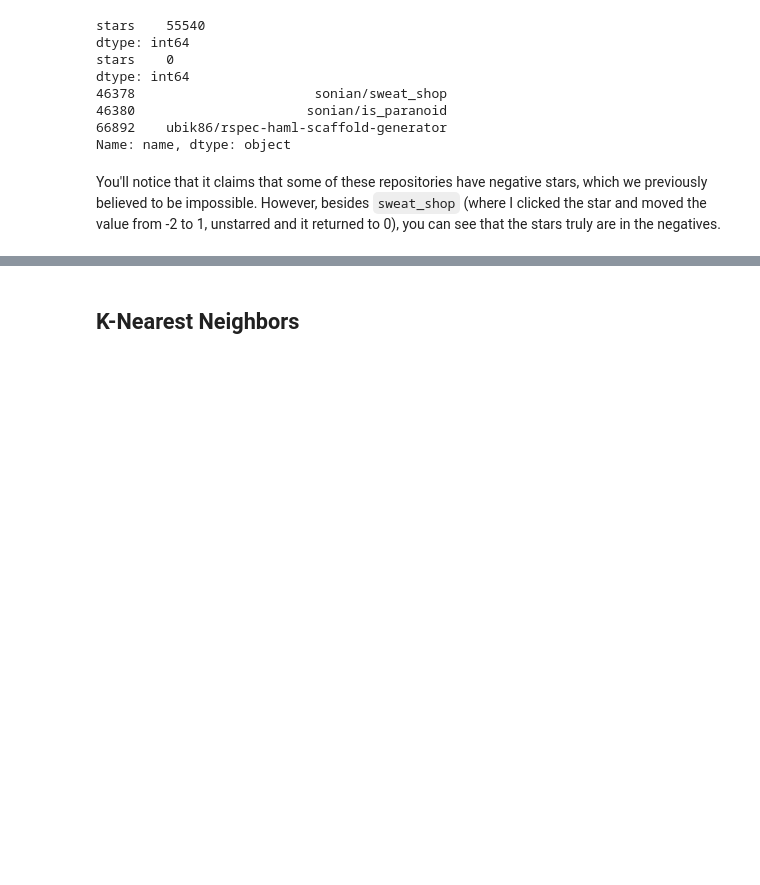
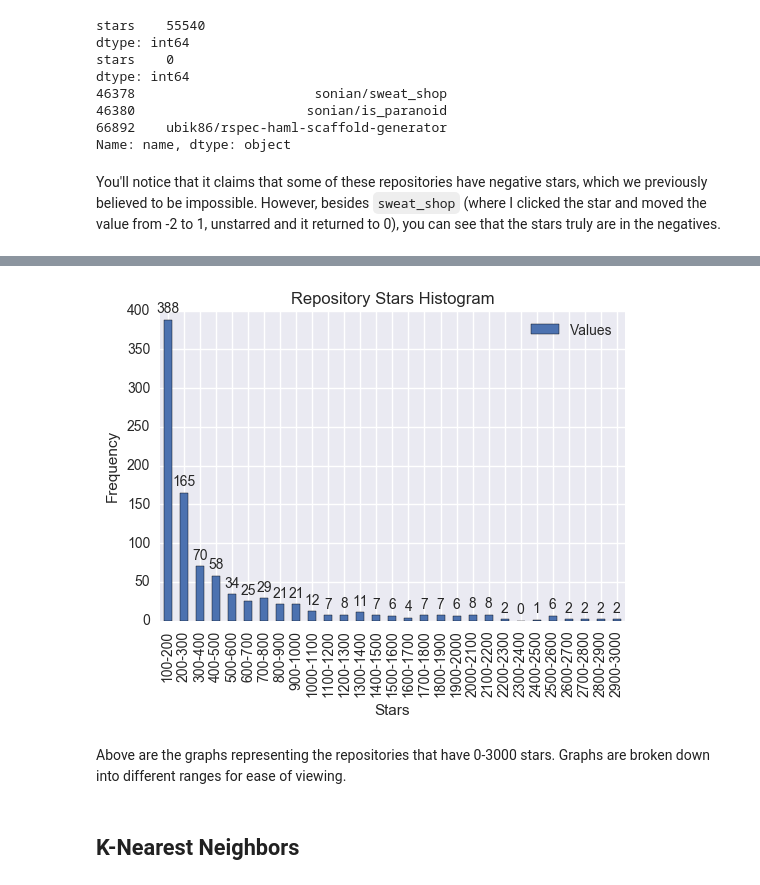
Before and after one commit to sean-smith/peregrine, a Jupyter notebook: GitHub_Analysis.ipynb, the cells around one changed output, grey strips where cells are left out. Saved outputs shown, nothing was run; the diff lists cells and outputs as text; code cells hidden in the pictures; blank space fills up the shorter version.

```diff
--- a/GitHub_Analysis.ipynb
+++ b/GitHub_Analysis.ipynb
@@ -300,3 +317,23 @@ for rect, label in zip(rects, labels):
+# %%
+d = histogram(stars_sample, bins=100, max_stars=3000, start=1)
+stars_hist = pd.DataFrame(d)
+ax = stars_hist.plot(x='Bin', y='Values', kind='bar')
+ax.set_title("Repository Stars Histogram")
+ax.set_xlabel("Stars")
+ax.set_ylabel("Frequency")
+
+# Now make some labels
+labels = stars_hist.Values
+
+rects = ax.patches
+
+for rect, label in zip(rects, labels):
+    height = rect.get_height()
+    ax.text(rect.get_x() + rect.get_width()/2, height + 5, label, ha='center', va='bottom')
+# %% [output]
+[figure, added]
+# %% [markdown]
+Above are the graphs representing the repositories that have 0-3000 stars. Graphs are broken down into different ranges for ease of viewing.
 # %% [markdown]
 ## K-Nearest Neighbors
 # %%
```
Also changed, not shown: parts of 4 cells of this notebook.
